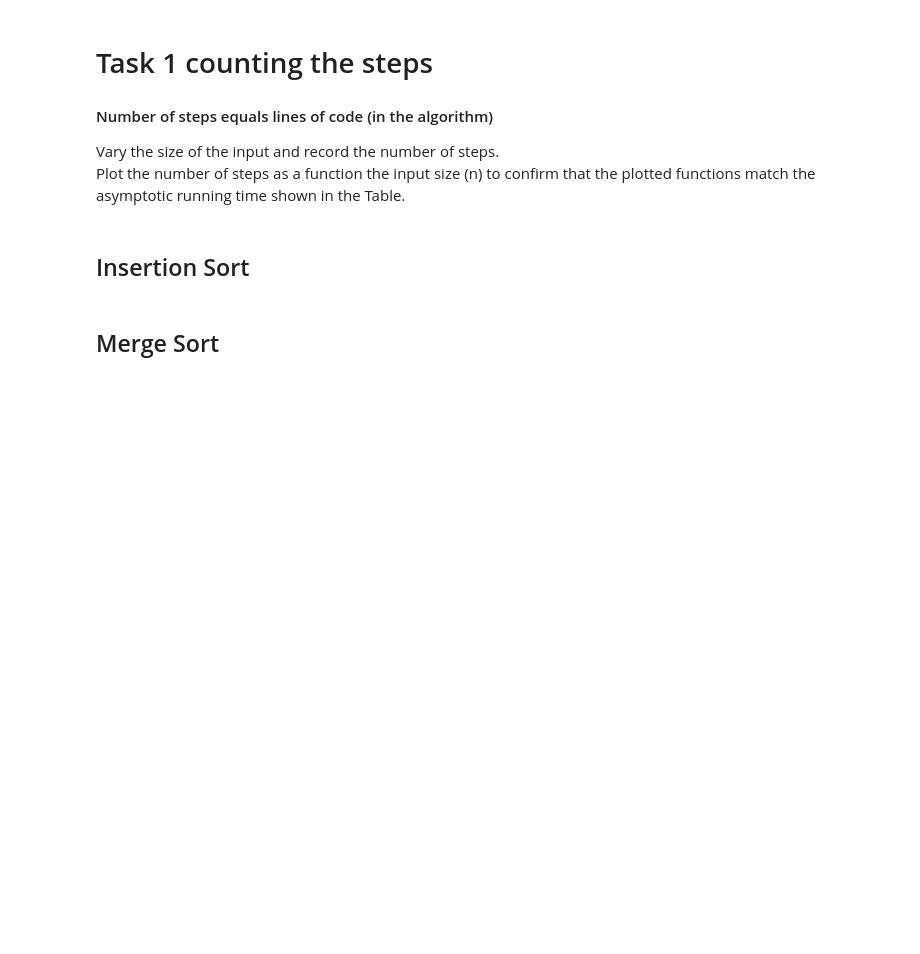
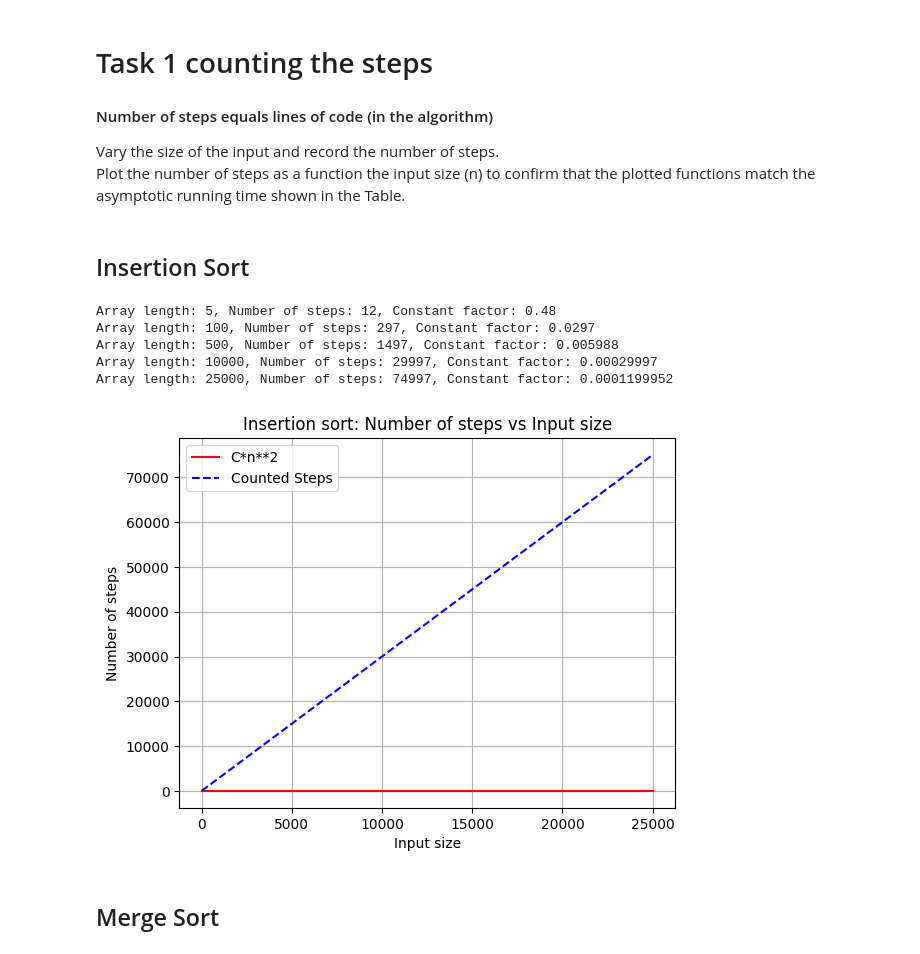
Before and after one commit to andreasped/dat600, a Jupyter notebook: assignment1/assignment 1.ipynb, the cells around one changed output. Saved outputs shown, nothing was run; the diff lists cells and outputs as text; code cells hidden in the pictures; blank space fills up the shorter version.

```diff
--- a/assignment1/assignment 1.ipynb
+++ b/assignment1/assignment 1.ipynb
@@ -51,25 +52,37 @@ def insertion_sort(arr):
 # %%
 steps = []
 input_sizes = []
 actual_array = []
 
 for arr in arrs:
     num_steps, n = insertion_sort(arr)
     steps.append(num_steps)
     input_sizes.append(n)
     constant_factor = num_steps / n**2
     actual = constant_factor * n**2
-    actual_array.append(actual)
+    actual_array.append(constant_factor)
     print(f"Array length: {n}, Number of steps: {num_steps}, Constant factor: {constant_factor}")
 
-plt.plot(input_sizes, actual_array, label="C*n**2", color='red')
+median_value = np.median(actual_array)
+
+# Multiply each element in actual_array by the median value
+modified_actual_array = [x * median_value for x in actual_array]
+
+plt.plot(input_sizes, modified_actual_array, label="C*n**2", color='red')
 plt.plot(input_sizes, steps, label="Counted Steps",color='blue', linestyle='--')
 plt.xlabel('Input size')
 plt.ylabel('Number of steps')
 plt.title('Insertion sort: Number of steps vs Input size')
 plt.legend()
 plt.grid(True)
 plt.show()
+# %% [output]
+Array length: 5, Number of steps: 12, Constant factor: 0.48
+Array length: 100, Number of steps: 297, Constant factor: 0.0297
+Array length: 500, Number of steps: 1497, Constant factor: 0.005988
+Array length: 10000, Number of steps: 29997, Constant factor: 0.00029997
+Array length: 25000, Number of steps: 74997, Constant factor: 0.0001199952
+[figure, added]
 # %% [markdown]
 ## Merge Sort
 # %%
```
Also changed, not shown: parts of 5 cells of this notebook.
